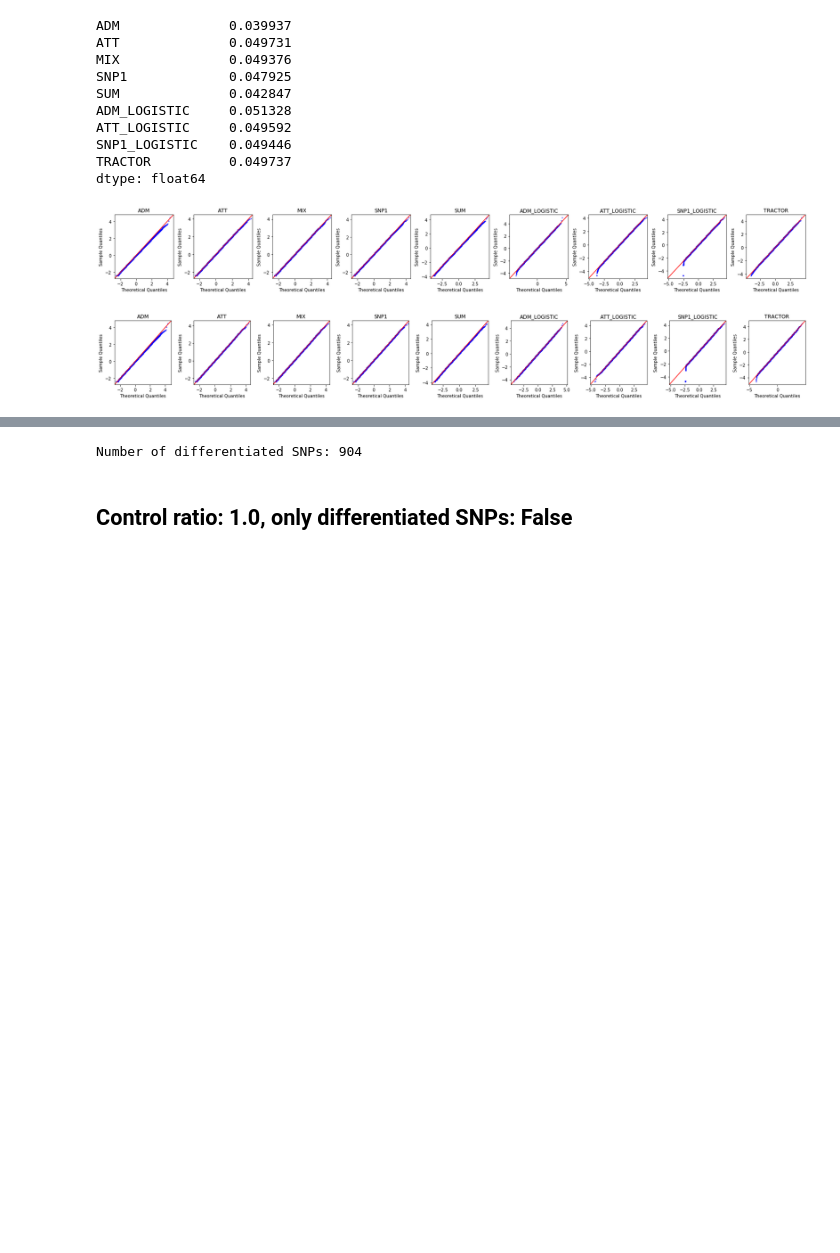
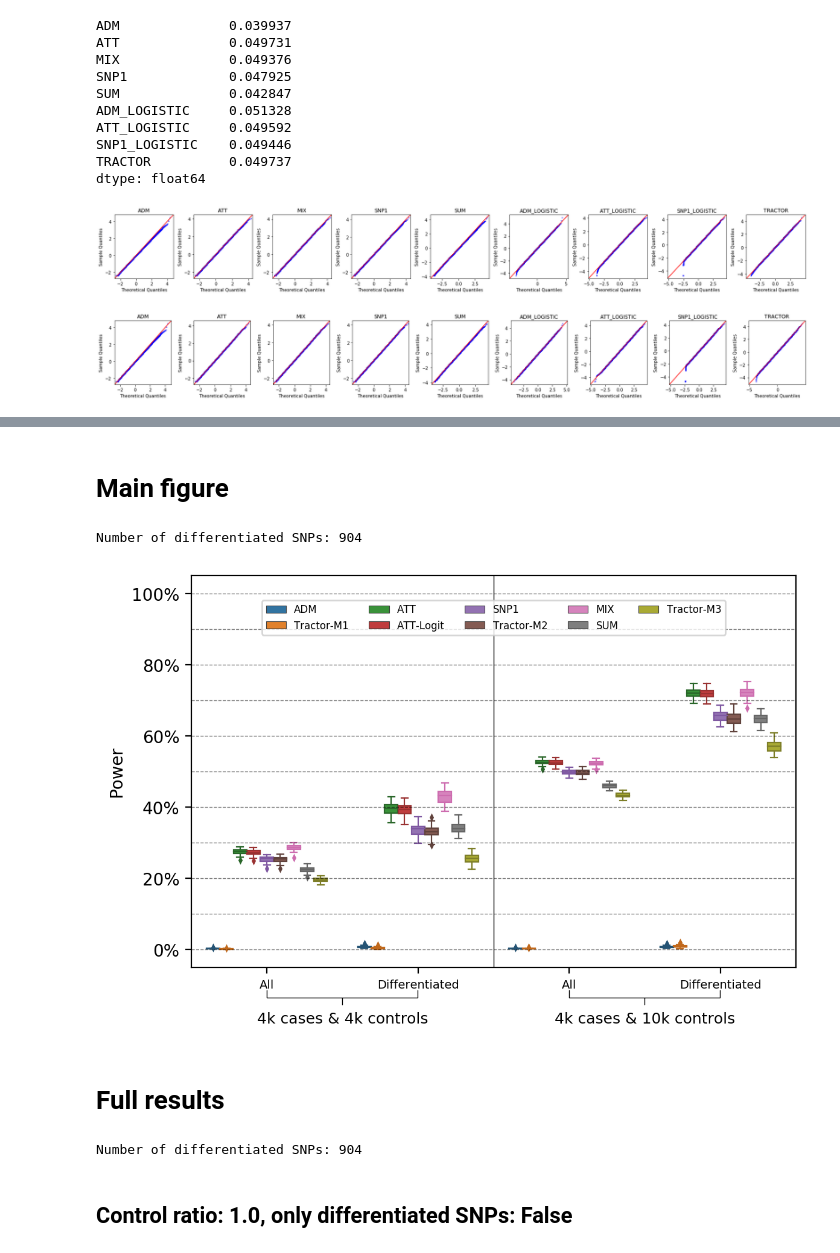
Before and after one commit to bogdanlab/tractor-response, a Jupyter notebook: power.ipynb, the cells around one changed output, grey strips where cells are left out. Drawn from its saved outputs; the diff is of its cells as text; code cells hidden in the pictures; blank space fills up the shorter version.

```diff
--- a/power.ipynb
+++ b/power.ipynb
@@ -64,7 +50,7 @@ for control_ratio in control_ratio_list:
     rls_dir = f"out/single_snp_test_tractor/{geno_sim_prefix}/0.1_{control_ratio}/"
 
     for odds_ratio in odds_ratio_list:
-        score_df_dict[control_ratio][odds_ratio] = pd.read_csv(join(rls_dir, f"{odds_ratio}_0.0", "summary.csv"))
+        score_df_dict[control_ratio][odds_ratio] = pd.read_csv(join(rls_dir, f"{odds_ratio}_0.0", "summary.csv.gz"))
 # %% [markdown]
 # Null simulation
 # %%
@@ -119,3 +97,80 @@ np.mean(legend.AFR.values)
+# %% [markdown]
+# Main figure
+# %%
+diff_snps = np.where(np.abs(legend.EUR.values - legend.AFR.values) > 0.2)[0]
+print(f"Number of differentiated SNPs: {len(diff_snps)}")
+
+odds_ratio = 1.2
+
+pval_df_4k = score_df_dict[1.0][odds_ratio].copy().dropna()
+pval_df_10k = score_df_dict[2.5][odds_ratio].copy().dropna()
+
+df = {"score": [], "sig_prop": [], "sim_i": [], "control_size": [], "only_diff_snp": []}
+
+for control_size, raw_pval_df in zip(["4k", "10k"], [pval_df_4k, pval_df_10k]):
+    for only_diff_snp in [False, True]:
+        if only_diff_snp:
+            pval_df = raw_pval_df[raw_pval_df.SNP_I.isin(diff_snps)].copy()
+        else:
+            pval_df = raw_pval_df.copy()
+
+        for score in pval_df.columns[0:-2]:
+            p_threshold = 1e-5 if score in ["ADM", "ADM_LOGISTIC"] else 5e-8
+            sig_prop = pval_df.groupby("SIM_I").apply(lambda x: np.mean(x[score] < p_threshold))
+            score_n_sim = len(sig_prop)
+            df["score"].extend([score] * score_n_sim)
+            df["sig_prop"].extend(sig_prop)
+            df["sim_i"].extend(sig_prop.index.values)
+            df["control_size"].extend([control_size] * score_n_sim)
+            df["only_diff_snp"].extend([only_diff_snp] * score_n_sim)
+
+df = pd.DataFrame(df)
+df = df.replace({"ADM_LOGISTIC": "Tractor-M1",
+                 "SNP1_LOGISTIC": "Tractor-M2",
+                 "TRACTOR": "Tractor-M3",
+                 "ATT_LOGISTIC": "ATT-Logit"})
+df["xlabel"] = df.apply(lambda row: row["control_size"] + str(row["only_diff_snp"]), axis = 1)
+
+# plotting
+fig, ax = plt.subplots(figsize=(6, 4), dpi=200)
+label_order = ["ADM", "Tractor-M1", "ATT", "ATT-Logit", "SNP1", "Tractor-M2",
+                       "MIX", "SUM", "Tractor-M3"]
+
+sns.boxplot(x="xlabel", y="sig_prop",
+            hue="score",
+            hue_order=label_order,
+            width=0.8,
+            linewidth=0.8,
+            fliersize=2,
+            data=df, ax=ax)
+
+
+lighten_boxplot(ax)
+
+ax.axvline(1.5, color='k', lw=0.5)
+[ax.axhline(y=i, linestyle='--', color='k', alpha=0.5, lw=0.5) for i in np.linspace(0, 1, 11)]
+ax.set_yticklabels(['{:.0%}'.format(x) for x in ax.get_yticks()])
+
+ax.annotate('4k cases & 4k controls', xy=(0.25, -0.07), xytext=(0.25, -0.15), xycoords='axes fraction',
+            fontsize=9, ha='center', va='bottom',
+            arrowprops=dict(arrowstyle='-[, widthB=5.0, lengthB=0.5', lw=0.5))
+
+ax.annotate('4k cases & 10k controls', xy=(0.75, -0.07), xytext=(0.75, -0.15), xycoords='axes fraction',
+            fontsize=9, ha='center', va='bottom',
+            arrowprops=dict(arrowstyle='-[, widthB=5.0, lengthB=0.5', lw=0.5))
+plt.xlabel("")
+plt.ylabel("Power")
+ax.set_xticklabels(["All", "Differentiated"] * 2, fontsize=7)
+plt.legend(loc='upper center', bbox_to_anchor=(0.5,0.95),
+      ncol=5, fontsize=6)
+plt.ylim(-0.05, 1.05)
+plt.tight_layout()
+plt.savefig(f"manuscript/main.png", dpi=200, bbox_inches='tight')
+# %% [output]
+Number of differentiated SNPs: 904
+[figure, added]
+# %% [markdown]
+# Full results
 # %%
 diff_snps = np.where(np.abs(legend.EUR.values - legend.AFR.values) > 0.2)[0]
 print(f"Number of differentiated SNPs: {len(diff_snps)}")
```
Also changed, not shown: parts of 8 cells of this notebook.
